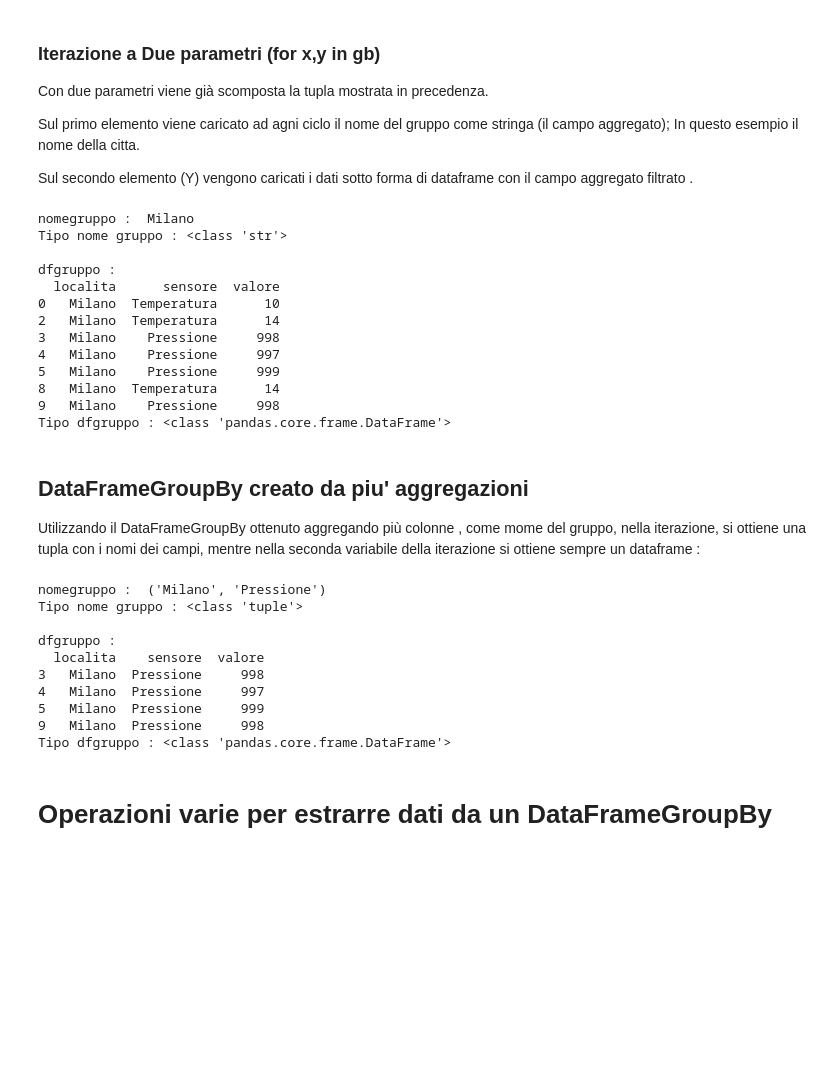
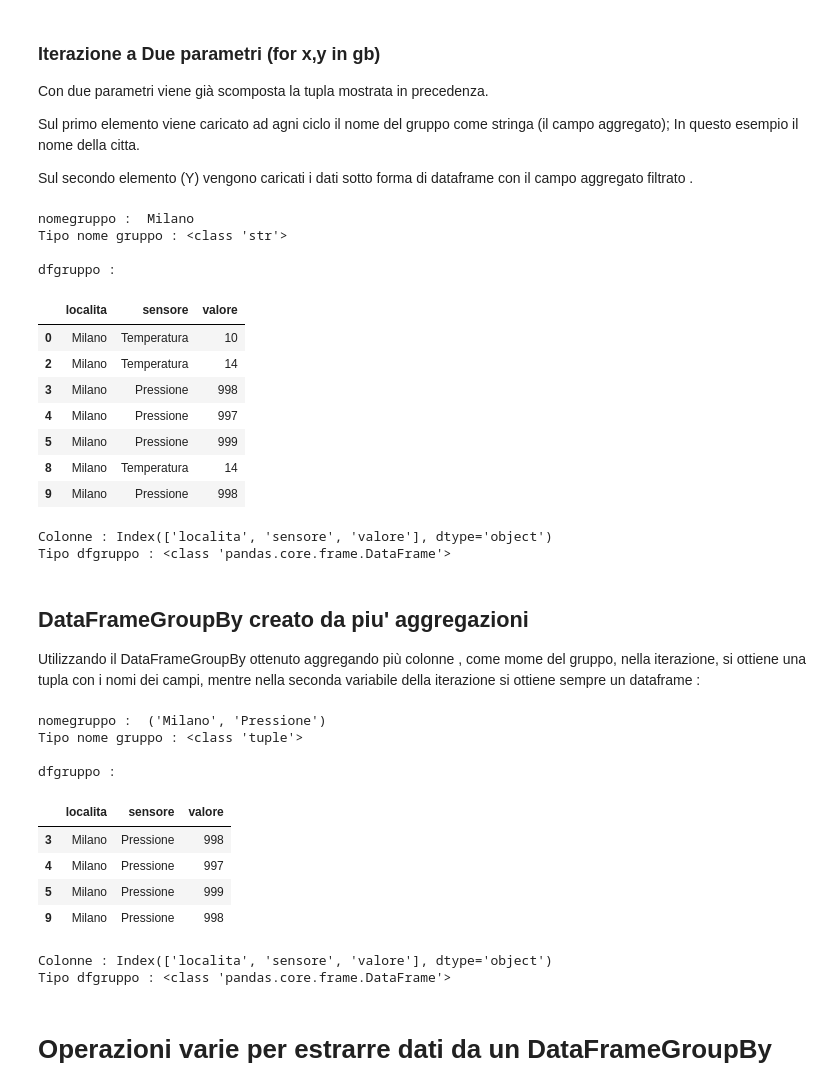
Before and after one commit to antoiovi/jupythernotebooks, a Jupyter notebook: GroupBy.ipynb, the cells around one changed output. Saved outputs shown, nothing was run; the diff lists cells and outputs as text; code cells hidden in the pictures; blank space fills up the shorter version.

Commit message:
Agiunti vari notebooks; Deciso convenzione nomiPandasxxx, ecc

```diff
--- a/DataFrameGroupBy.ipynb
+++ b/GroupBy.ipynb
@@ -245,29 +375,31 @@ Sul secondo elemento (Y) vengono caricati i  dati sotto forma di dataframe con i
 # %%
 # i : per eseguire il ciclo solo sul primo elemento
 i=0
 for nomegruppo,dfgruppo in gb:
     i=i+1
     print("nomegruppo : ",nomegruppo)
     print("Tipo nome gruppo :",type(nomegruppo))
     print("\ndfgruppo : ")
-    print(dfgruppo)
+    display(dfgruppo)
+    print("Colonne :",dfgruppo.columns)
     print("Tipo dfgruppo :",type(dfgruppo))
     if i>0 :
         break
 # %% [output]
 nomegruppo :  Milano
 Tipo nome gruppo : <class 'str'>
 
 dfgruppo :
-  localita      sensore  valore
-0   Milano  Temperatura      10
-2   Milano  Temperatura      14
-3   Milano    Pressione     998
-4   Milano    Pressione     997
-5   Milano    Pressione     999
-8   Milano  Temperatura      14
-9   Milano    Pressione     998
-Tipo dfgruppo : <class 'pandas.core.frame.DataFrame'>
+|  | localita | sensore | valore |
+| 0 | Milano | Temperatura | 10 |
+| 2 | Milano | Temperatura | 14 |
+| 3 | Milano | Pressione | 998 |
+| 4 | Milano | Pressione | 997 |
+| 5 | Milano | Pressione | 999 |
+| 8 | Milano | Temperatura | 14 |
+| 9 | Milano | Pressione | 998 |
+Colonne : Index(['localita', 'sensore', 'valore'], dtype='object')
+Tipo dfgruppo : <class 'pandas.core.frame.DataFrame'>
 # %% [markdown]
 ## DataFrameGroupBy creato da piu' aggregazioni
 Utilizzando il DataFrameGroupBy ottenuto aggregando più colonne , come mome del gruppo, nella iterazione, si ottiene una tupla con i nomi dei campi, mentre nella seconda variabile della iterazione si ottiene sempre un dataframe :
@@ -279,7 +411,8 @@ for nomegruppo,dfgruppo in gb2:
     print("nomegruppo : ",nomegruppo)
     print("Tipo nome gruppo :",type(nomegruppo))
     print("\ndfgruppo : ")
-    print(dfgruppo)
+    display(dfgruppo)
+    print("Colonne :",dfgruppo.columns)
     print("Tipo dfgruppo :",type(dfgruppo))
     if i>0 :
         break
@@ -288,12 +421,13 @@ nomegruppo :  ('Milano', 'Pressione')
 Tipo nome gruppo : <class 'tuple'>
 
 dfgruppo :
-  localita    sensore  valore
-3   Milano  Pressione     998
-4   Milano  Pressione     997
-5   Milano  Pressione     999
-9   Milano  Pressione     998
-Tipo dfgruppo : <class 'pandas.core.frame.DataFrame'>
+|  | localita | sensore | valore |
+| 3 | Milano | Pressione | 998 |
+| 4 | Milano | Pressione | 997 |
+| 5 | Milano | Pressione | 999 |
+| 9 | Milano | Pressione | 998 |
+Colonne : Index(['localita', 'sensore', 'valore'], dtype='object')
+Tipo dfgruppo : <class 'pandas.core.frame.DataFrame'>
 # %% [markdown]
 # Operazioni varie per estrarre dati da un DataFrameGroupBy
 # %%
```
Also changed, not shown: parts of 28 cells of this notebook, 4 other files.
